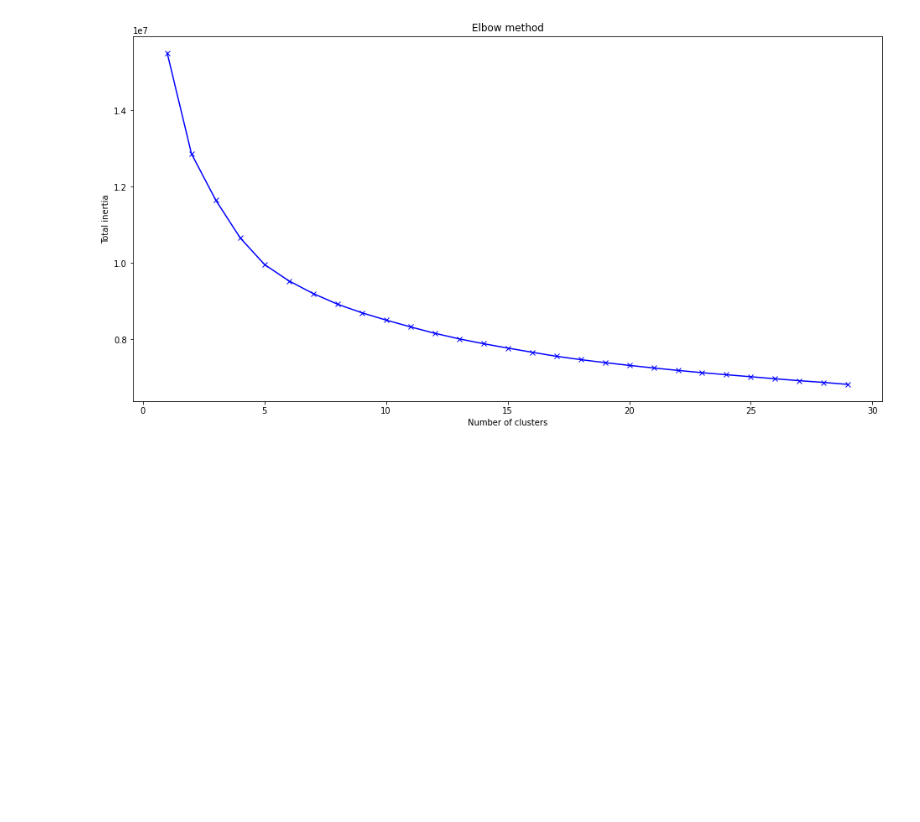
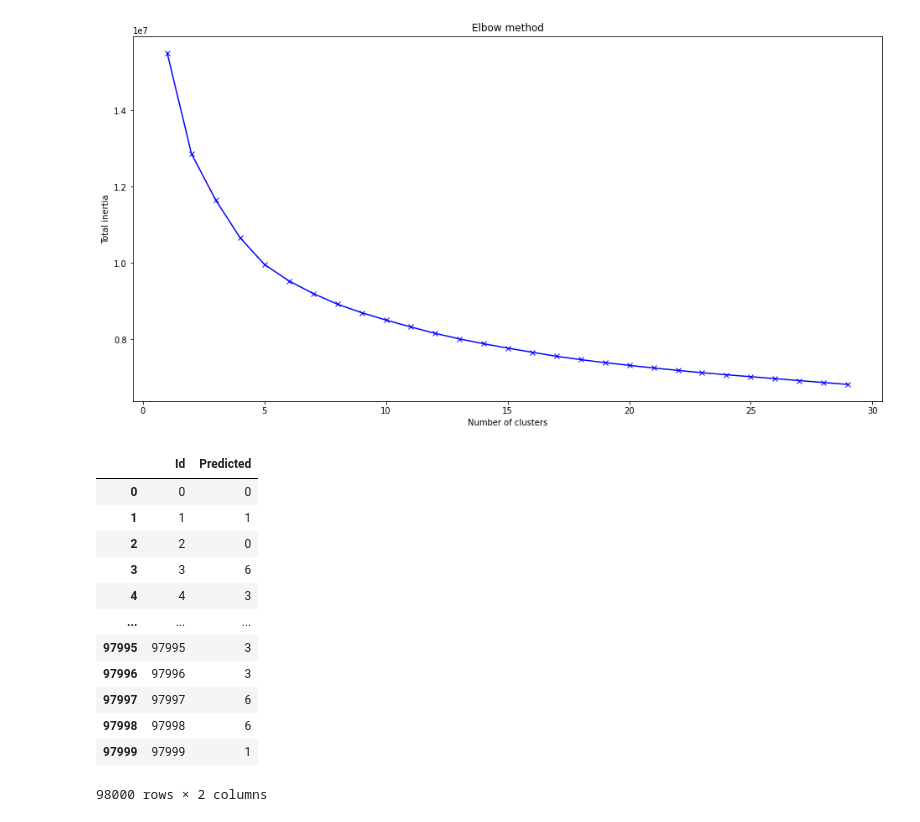
Before and after one commit to silvererudite/30-for-30-ml-projects, a Jupyter notebook: unsupervised/clustering-to-predict-machine-states.ipynb, the cells around one changed output. Saved outputs shown, nothing was run; the diff lists cells and outputs as text; code cells hidden in the pictures; blank space fills up the shorter version.

Commit message:
Kaggle Notebook | clustering to predict machine states  | using kmeans clustering to predict states

```diff
--- a/unsupervised/clustering-to-predict-machine-states.ipynb
+++ b/unsupervised/clustering-to-predict-machine-states.ipynb
@@ -137,18 +138,40 @@ print(test_X.shape)
 # %% [markdown]
 # Elbow method
 # %%
-inertias = []
-for k in tqdm(range(1,30)):
-    km = KMeans(n_clusters=k)
-    km.fit(train_X)
-    inertias.append(km.inertia_)
+# inertias = []
+# for k in tqdm(range(1,30)):
+#     km = KMeans(n_clusters=k)
+#     km.fit(train_X)
+#     inertias.append(km.inertia_)
 
-# Plot inertias
-plt.figure(figsize=(16,8))
-plt.plot(range(1,30), inertias, 'bx-')
-plt.xlabel('Number of clusters')
-plt.ylabel('Total inertia')
-plt.title('Elbow method')
-plt.show()
+# # Plot inertias
+# plt.figure(figsize=(16,8))
+# plt.plot(range(1,30), inertias, 'bx-')
+# plt.xlabel('Number of clusters')
+# plt.ylabel('Total inertia')
+# plt.title('Elbow method')
+# plt.show()
 # %% [output]
 [figure]
+# %%
+kmeans = KMeans(n_clusters=7, random_state=1234).fit(train_X)
+# %%
+preds = kmeans.predict(X)
+# %%
+sub = pd.read_csv('../input/tabular-playground-series-jul-2022/sample_submission.csv')
+sub['Predicted'] = preds
+sub
+# %% [output]
+|  | Id | Predicted |
+| 0 | 0 | 0 |
+| 1 | 1 | 1 |
+| 2 | 2 | 0 |
+| 3 | 3 | 6 |
+| 4 | 4 | 3 |
+| ... | ... | ... |
+| 97995 | 97995 | 3 |
+| 97996 | 97996 | 3 |
+| 97997 | 97997 | 6 |
+| 97998 | 97998 | 6 |
+| 97999 | 97999 | 1 |
+98000 rows × 2 columns
```
Also changed, not shown: parts of 2 cells of this notebook.
